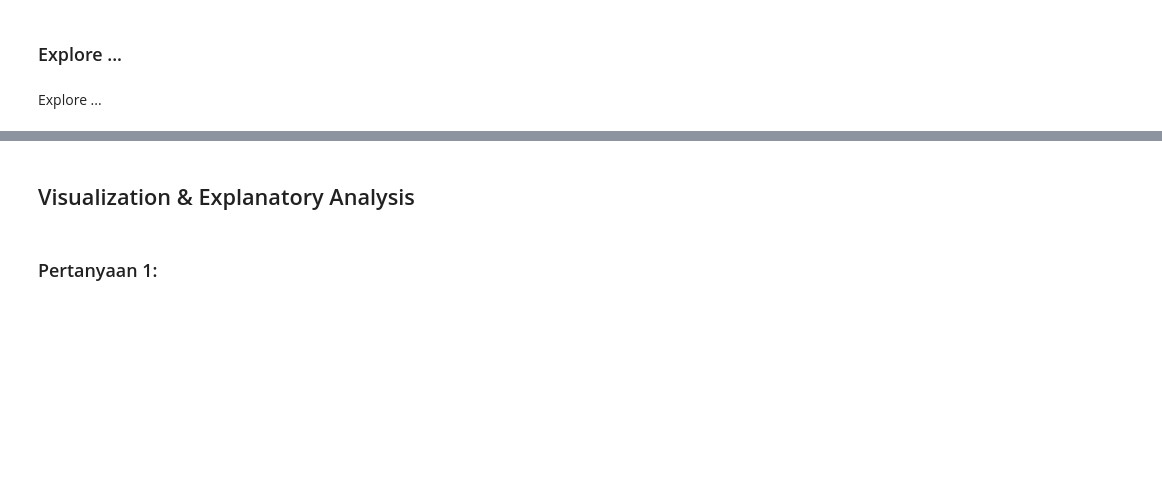
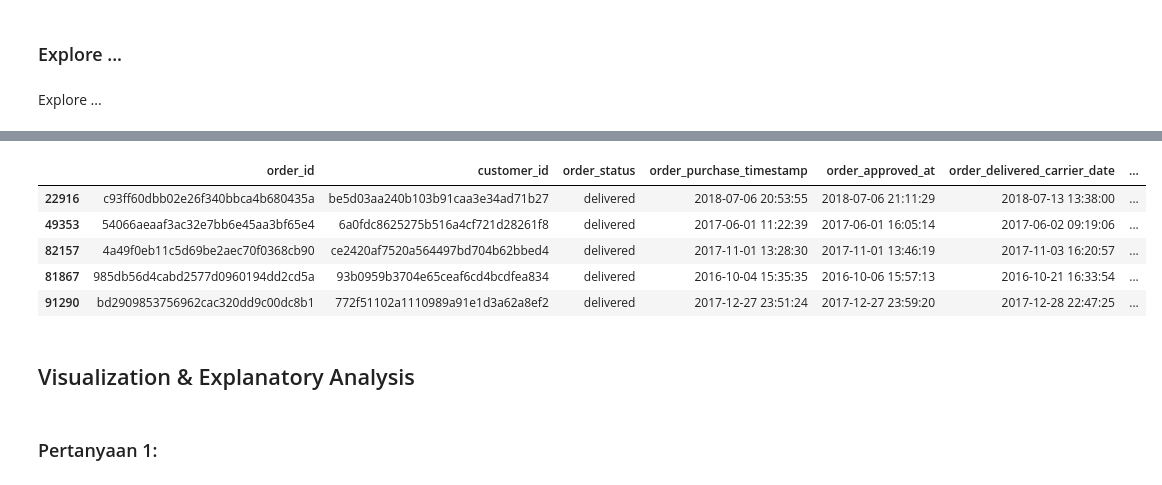
Before and after one commit to vitoananta3/proyek-analisis-data-e-commerce-public-dataset, a Jupyter notebook: notebook.ipynb, the cells around one changed output, grey strips where cells are left out. Saved outputs shown, nothing was run; the diff lists cells and outputs as text; code cells hidden in the pictures; blank space fills up the shorter version.

Commit message:
updating bussines questions and add delivery_time in eda

```diff
--- a/notebook.ipynb
+++ b/notebook.ipynb
@@ -849,3 +860,14 @@ Explore ...
+# %%
+delivery_time = orders_df['order_delivered_customer_date'] - orders_df['order_approved_at']
+orders_df['delivery_time'] = delivery_time
+orders_df.sample(5)
+# %% [output]
+|  | order_id | customer_id | order_status | order_purchase_timestamp | order_approved_at | order_delivered_carrier_date | ... |
+| 22916 | c93ff60dbb02e26f340bbca4b680435a | be5d03aa240b103b91caa3e34ad71b27 | delivered | 2018-07-06 20:53:55 | 2018-07-06 21:11:29 | 2018-07-13 13:38:00 | ... |
+| 49353 | 54066aeaaf3ac32e7bb6e45aa3bf65e4 | 6a0fdc8625275b516a4cf721d28261f8 | delivered | 2017-06-01 11:22:39 | 2017-06-01 16:05:14 | 2017-06-02 09:19:06 | ... |
+| 82157 | 4a49f0eb11c5d69be2aec70f0368cb90 | ce2420af7520a564497bd704b62bbed4 | delivered | 2017-11-01 13:28:30 | 2017-11-01 13:46:19 | 2017-11-03 16:20:57 | ... |
+| 81867 | 985db56d4cabd2577d0960194dd2cd5a | 93b0959b3704e65ceaf6cd4bcdfea834 | delivered | 2016-10-04 15:35:35 | 2016-10-06 15:57:13 | 2016-10-21 16:33:54 | ... |
+| 91290 | bd2909853756962cac320dd9c00dc8b1 | 772f51102a1110989a91e1d3a62a8ef2 | delivered | 2017-12-27 23:51:24 | 2017-12-27 23:59:20 | 2017-12-28 22:47:25 | ... |
 # %% [markdown]
 ## Visualization & Explanatory Analysis
 # %% [markdown]
```
Also changed, not shown: parts of 2 cells of this notebook.
